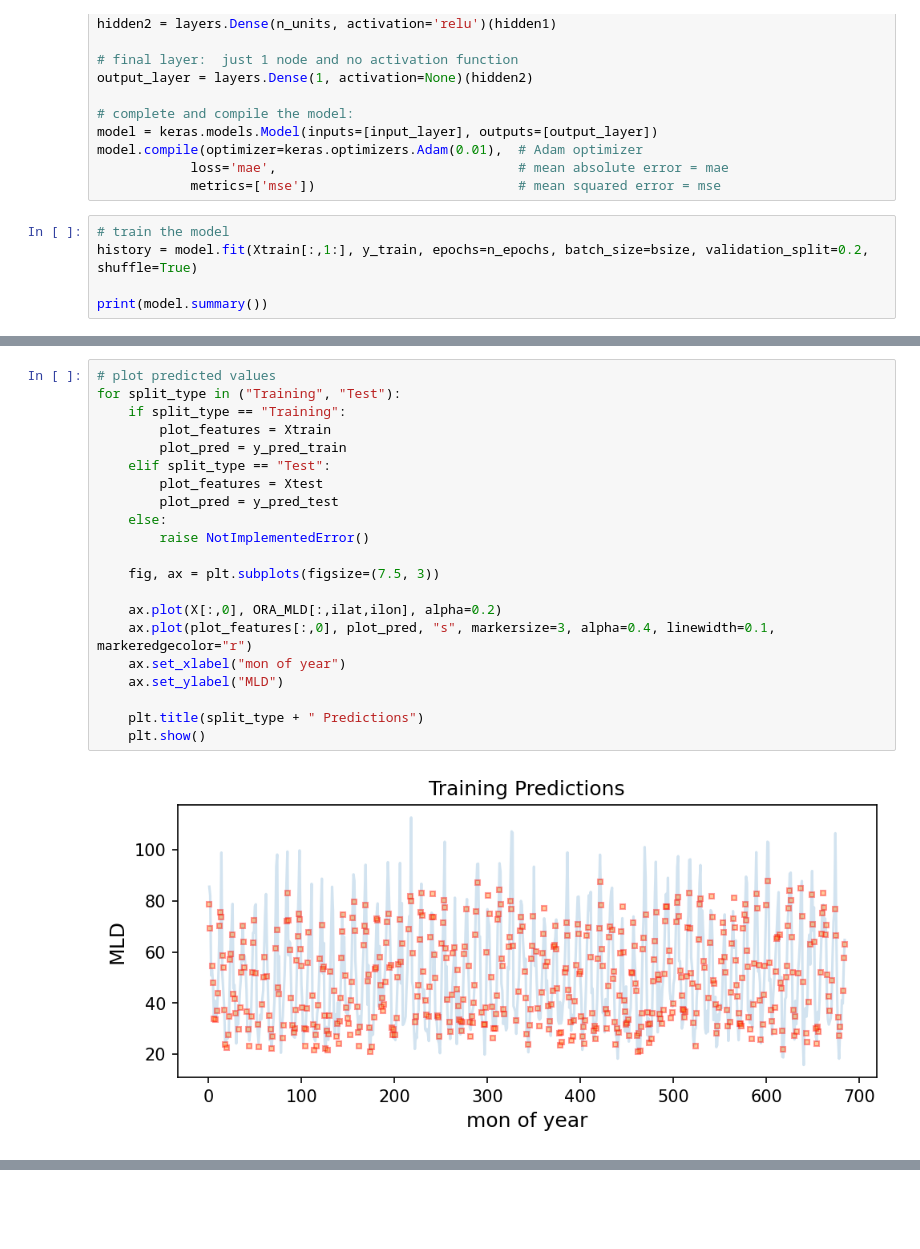
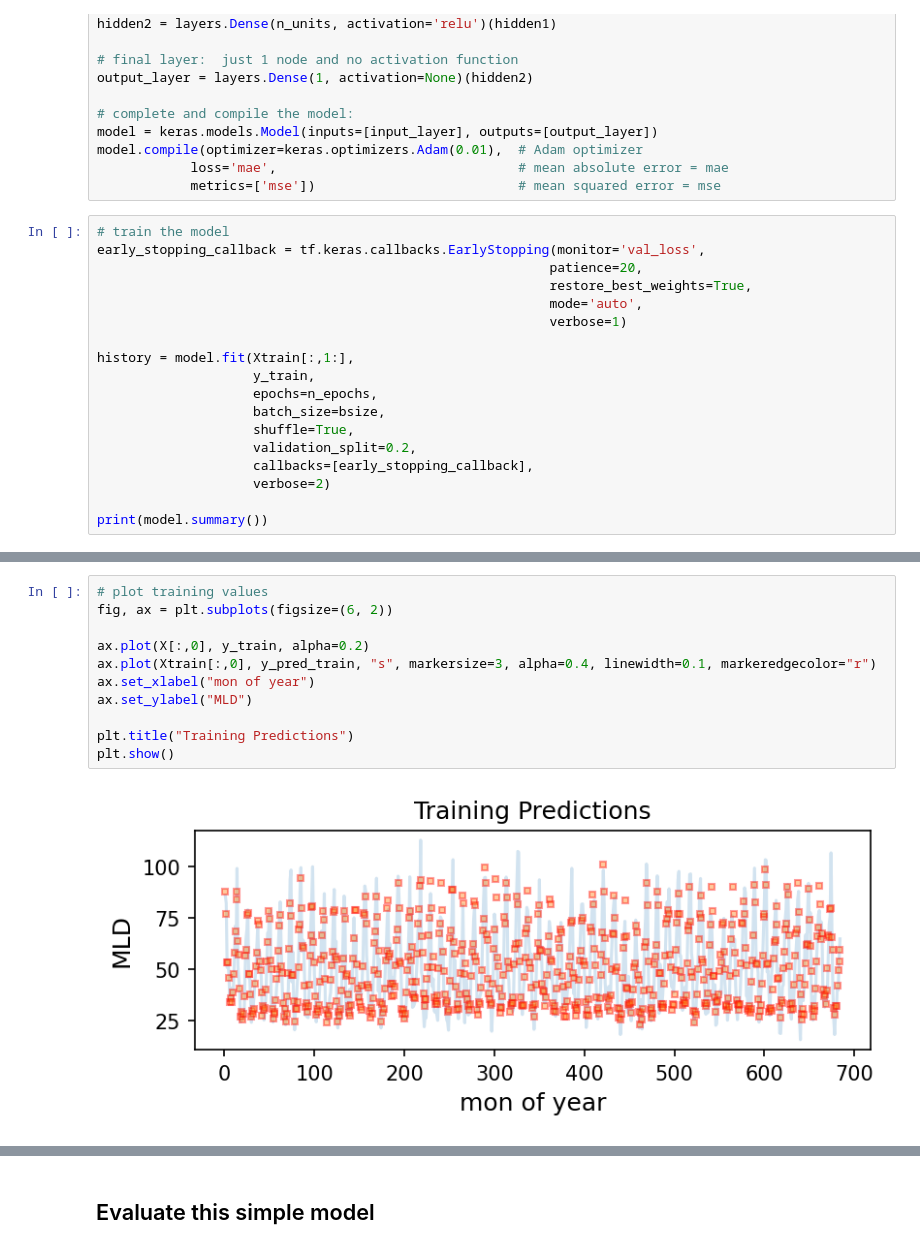
Before and after one commit to Yiyu-Zheng/MLinATS-HW, a Jupyter notebook: HW2/HW2-ANN.ipynb, the cells around one changed output, grey strips where cells are left out. Saved outputs shown, nothing was run; the diff lists cells and outputs as text; blank space fills up the shorter version.

```diff
--- a/HW2/HW2-ANN.ipynb
+++ b/HW2/HW2-ANN.ipynb
@@ -203,7 +242,20 @@ model.compile(optimizer=keras.optimizers.Adam(0.01),  # Adam optimizer
             metrics=['mse'])                          # mean squared error = mse
 # %%
 # train the model
-history = model.fit(Xtrain[:,1:], y_train, epochs=n_epochs, batch_size=bsize, validation_split=0.2, shuffle=True)
+early_stopping_callback = tf.keras.callbacks.EarlyStopping(monitor='val_loss',
+                                                          patience=20,
+                                                          restore_best_weights=True,
+                                                          mode='auto',
+                                                          verbose=1)
+
+history = model.fit(Xtrain[:,1:],
+                    y_train,
+                    epochs=n_epochs,
+                    batch_size=bsize,
+                    shuffle=True,
+                    validation_split=0.2,
+                    callbacks=[early_stopping_callback],
+                    verbose=2)
 
 print(model.summary())
 # %% [output]
@@ -259,23 +311,13 @@ y_pred_test = model.predict(Xtest[:,1:])
 # %%
-# plot predicted values
-for split_type in ("Training", "Test"):
-    if split_type == "Training":
-        plot_features = Xtrain
-        plot_pred = y_pred_train
-    elif split_type == "Test":
-        plot_features = Xtest
-        plot_pred = y_pred_test
-    else:
-        raise NotImplementedError()
+# plot training values
+fig, ax = plt.subplots(figsize=(6, 2))
 
-    fig, ax = plt.subplots(figsize=(7.5, 3))
+ax.plot(X[:,0], y_train, alpha=0.2)
+ax.plot(Xtrain[:,0], y_pred_train, "s", markersize=3, alpha=0.4, linewidth=0.1, markeredgecolor="r")
+ax.set_xlabel("mon of year")
+ax.set_ylabel("MLD")
 
-    ax.plot(X[:,0], ORA_MLD[:,ilat,ilon], alpha=0.2)
-    ax.plot(plot_features[:,0], plot_pred, "s", markersize=3, alpha=0.4, linewidth=0.1, markeredgecolor="r")
-    ax.set_xlabel("mon of year")
-    ax.set_ylabel("MLD")
-
-    plt.title(split_type + " Predictions")
-    plt.show()
+plt.title("Training Predictions")
+plt.show()
 # %% [output]
-[figure, old version]
+[figure, new version]
@@ -282,0 +324,2 @@ for split_type in ("Training", "Test"):
+# %% [markdown]
+## Evaluate this simple model
```
Also changed, not shown: parts of 13 cells of this notebook.
